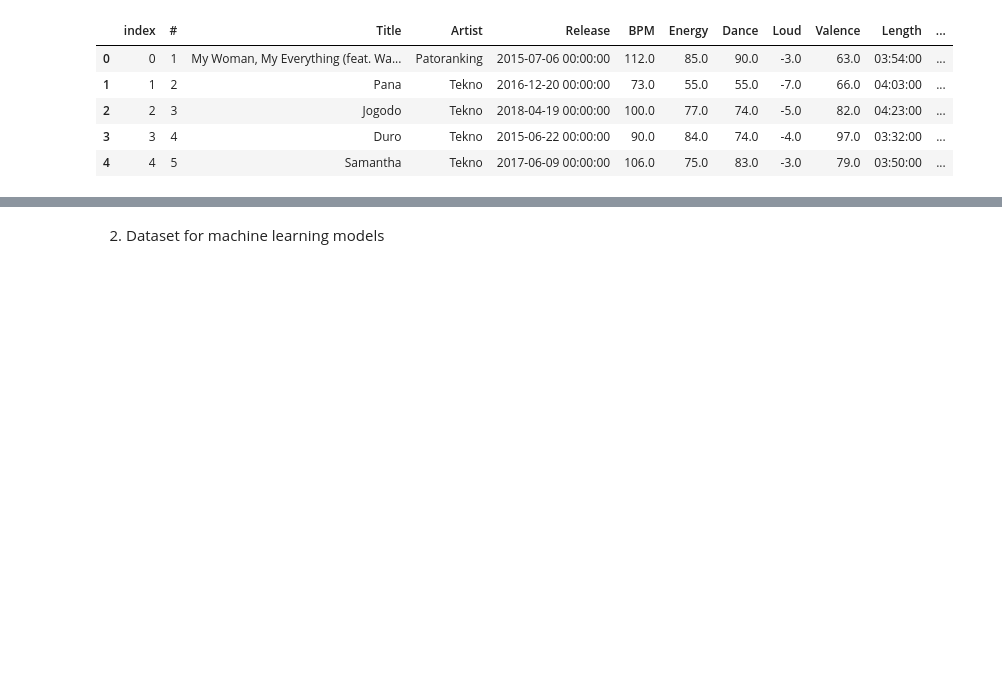
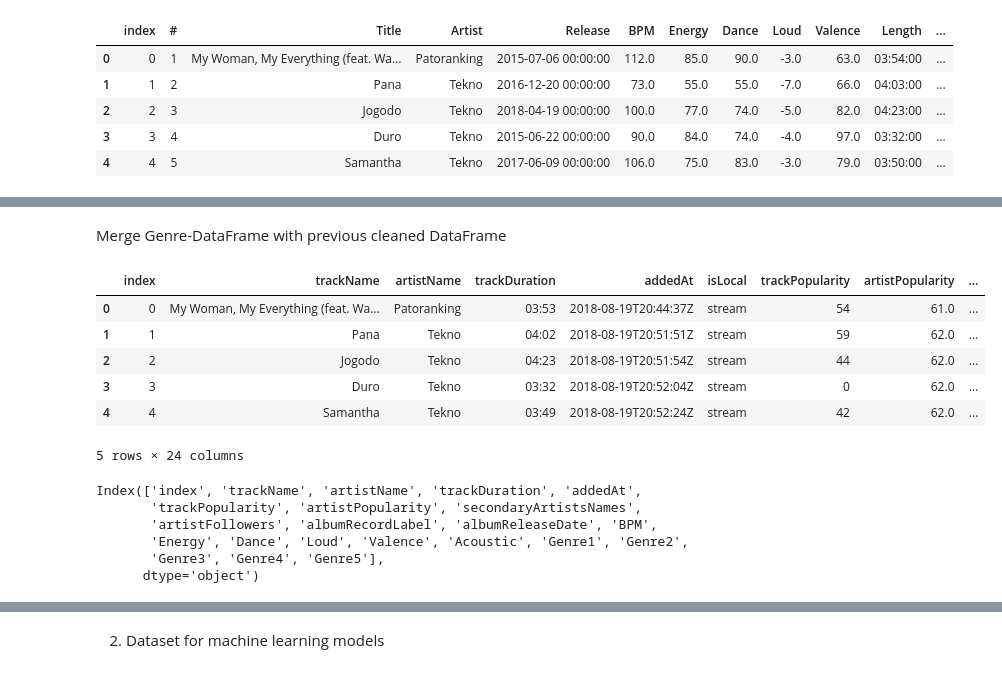
Before and after one commit to agnieszka-aga/SpotifyData_EDA_ML, a Jupyter notebook: MySpotifyData_DataPreparation.ipynb, the cells around one changed output, grey strips where cells are left out. Saved outputs shown, nothing was run; the diff lists cells and outputs as text; code cells hidden in the pictures; blank space fills up the shorter version.

```diff
--- a/MySpotifyData_DataPreparation.ipynb
+++ b/MySpotifyData_DataPreparation.ipynb
@@ -368,0 +772,4 @@ len(All_songs_clean)
+# %%
+# Reduce genres
+All_songs_cleaned3_Genres_reduced = All_songs_cleaned3_Genres.iloc[:,0:5]
+All_songs_cleaned3_Genres_reduced.head()
@@ -368,0 +783,6 @@ len(All_songs_clean)
+# %%
+All_songs_cleaned3_Genres_reduced.rename(columns={0:"Genre1",
+                                                    1:"Genre2",
+                                                    2:"Genre3",
+                                                    3:"Genre4",
+                                                    4:"Genre5"}, inplace=True)
@@ -368,0 +798,24 @@ len(All_songs_clean)
+# %% [markdown]
+Merge Genre-DataFrame with previous cleaned DataFrame
+# %%
+All_songs_cleaned3_Genres_reduced.reset_index(inplace=True)
+All_songs_cleaned4 = All_songs_cleaned3.merge(All_songs_cleaned3_Genres_reduced, on="index")
+All_songs_cleaned4.head()
+# %% [output]
+|  | index | trackName | artistName | trackDuration | addedAt | isLocal | trackPopularity | artistPopularity | ... |
+| 0 | 0 | My Woman, My Everything (feat. Wa... | Patoranking | 03:53 | 2018-08-19T20:44:37Z | stream | 54 | 61.0 | ... |
+| 1 | 1 | Pana | Tekno | 04:02 | 2018-08-19T20:51:51Z | stream | 59 | 62.0 | ... |
+| 2 | 2 | Jogodo | Tekno | 04:23 | 2018-08-19T20:51:54Z | stream | 44 | 62.0 | ... |
+| 3 | 3 | Duro | Tekno | 03:32 | 2018-08-19T20:52:04Z | stream | 0 | 62.0 | ... |
+| 4 | 4 | Samantha | Tekno | 03:49 | 2018-08-19T20:52:24Z | stream | 42 | 62.0 | ... |
+5 rows × 24 columns
+# %%
+All_songs_cleaned4.drop(columns=["isLocal", "artistGenres"], inplace=True)
+All_songs_cleaned4.columns
+# %% [output]
+Index(['index', 'trackName', 'artistName', 'trackDuration', 'addedAt',
+       'trackPopularity', 'artistPopularity', 'secondaryArtistsNames',
+       'artistFollowers', 'albumRecordLabel', 'albumReleaseDate', 'BPM',
+       'Energy', 'Dance', 'Loud', 'Valence', 'Acoustic', 'Genre1', 'Genre2',
+       'Genre3', 'Genre4', 'Genre5'],
+      dtype='object')
```
Also changed, not shown: parts of 67 cells of this notebook, 1 other file.
